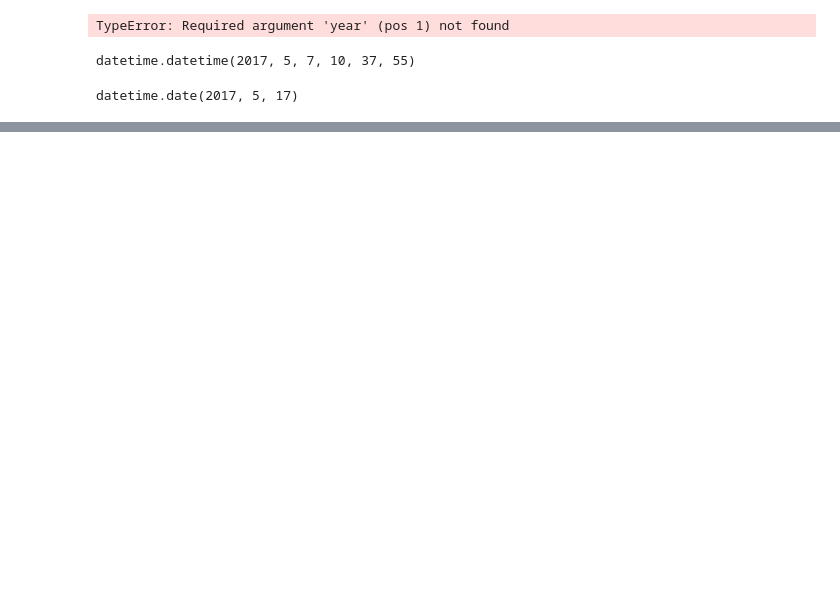
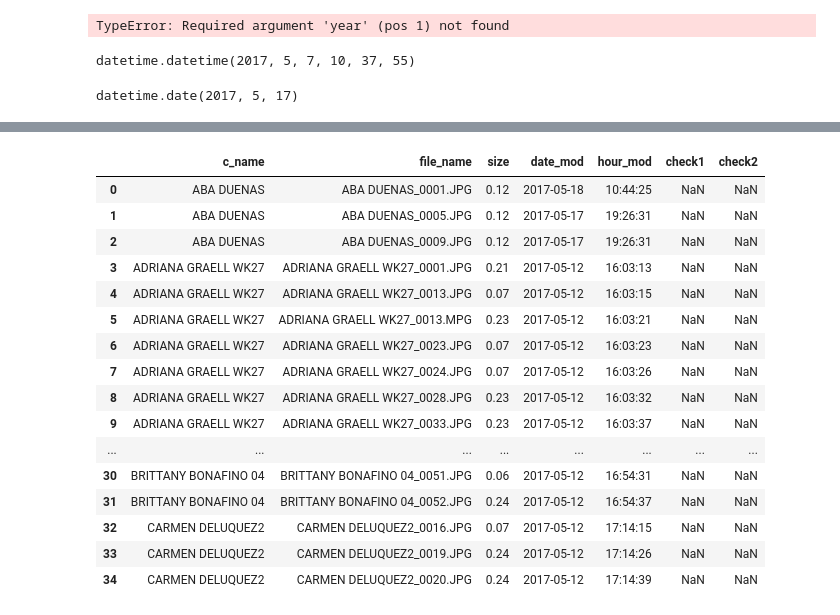
Before and after one commit to fapb88ve-zz/PCode, a Jupyter notebook: Dropbox Code.ipynb, the cells around one changed output, grey strips where cells are left out. Drawn from its saved outputs; the diff is of its cells as text; code cells hidden in the pictures; blank space fills up the shorter version.

```diff
--- a/Dropbox Code.ipynb
+++ b/Dropbox Code.ipynb
@@ -171,0 +186,40 @@ TypeError: unsupported operand type(s) for -: 'datetime.time' and 'datetime.time
+# %%
+a = pd.DataFrame({'a': [1,2,3,4], 'b' : ['a', 'b', 'c', 'd']})
+b = pd.DataFrame({'c': [1,2,5,6], 'd':['a', 'b','e', 'f']})
+c = [i not in b.c for i in a.a]
+c
+def match_nonmatch(List1, List2):
+    List3 = []
+    for i in range(len(List1)):
+        for j in range(len(List2)):
+            if List1[i] == List2[j]:
+                List3.append(True)
+                break             # fix #1
+        else:                     # fix #2
+            List3.append(False)
+    return List3
+
+match_nonmatch(a.a,b.c)
+
+def updat():
+
+    return files()[match_nonmatch(files().file_name, files().file_name)]
+updat()
+# %% [output]
+|  | c_name | file_name | size | date_mod | hour_mod | check1 | check2 |
+| 0 | ABA DUENAS | ABA DUENAS_0001.JPG | 0.12 | 2017-05-18 | 10:44:25 | NaN | NaN |
+| 1 | ABA DUENAS | ABA DUENAS_0005.JPG | 0.12 | 2017-05-17 | 19:26:31 | NaN | NaN |
+| 2 | ABA DUENAS | ABA DUENAS_0009.JPG | 0.12 | 2017-05-17 | 19:26:31 | NaN | NaN |
+| 3 | ADRIANA GRAELL WK27 | ADRIANA GRAELL WK27_0001.JPG | 0.21 | 2017-05-12 | 16:03:13 | NaN | NaN |
+| 4 | ADRIANA GRAELL WK27 | ADRIANA GRAELL WK27_0013.JPG | 0.07 | 2017-05-12 | 16:03:15 | NaN | NaN |
+| 5 | ADRIANA GRAELL WK27 | ADRIANA GRAELL WK27_0013.MPG | 0.23 | 2017-05-12 | 16:03:21 | NaN | NaN |
+| 6 | ADRIANA GRAELL WK27 | ADRIANA GRAELL WK27_0023.JPG | 0.07 | 2017-05-12 | 16:03:23 | NaN | NaN |
+| 7 | ADRIANA GRAELL WK27 | ADRIANA GRAELL WK27_0024.JPG | 0.07 | 2017-05-12 | 16:03:26 | NaN | NaN |
+| 8 | ADRIANA GRAELL WK27 | ADRIANA GRAELL WK27_0028.JPG | 0.23 | 2017-05-12 | 16:03:32 | NaN | NaN |
+| 9 | ADRIANA GRAELL WK27 | ADRIANA GRAELL WK27_0033.JPG | 0.23 | 2017-05-12 | 16:03:37 | NaN | NaN |
+| ... | ... | ... | ... | ... | ... | ... | ... |
+| 30 | BRITTANY BONAFINO 04 | BRITTANY BONAFINO 04_0051.JPG | 0.06 | 2017-05-12 | 16:54:31 | NaN | NaN |
+| 31 | BRITTANY BONAFINO 04 | BRITTANY BONAFINO 04_0052.JPG | 0.24 | 2017-05-12 | 16:54:37 | NaN | NaN |
+| 32 | CARMEN DELUQUEZ2 | CARMEN DELUQUEZ2_0016.JPG | 0.07 | 2017-05-12 | 17:14:15 | NaN | NaN |
+| 33 | CARMEN DELUQUEZ2 | CARMEN DELUQUEZ2_0019.JPG | 0.24 | 2017-05-12 | 17:14:26 | NaN | NaN |
+| 34 | CARMEN DELUQUEZ2 | CARMEN DELUQUEZ2_0020.JPG | 0.24 | 2017-05-12 | 17:14:39 | NaN | NaN |
```
Also changed, not shown: parts of 1 cell of this notebook.
